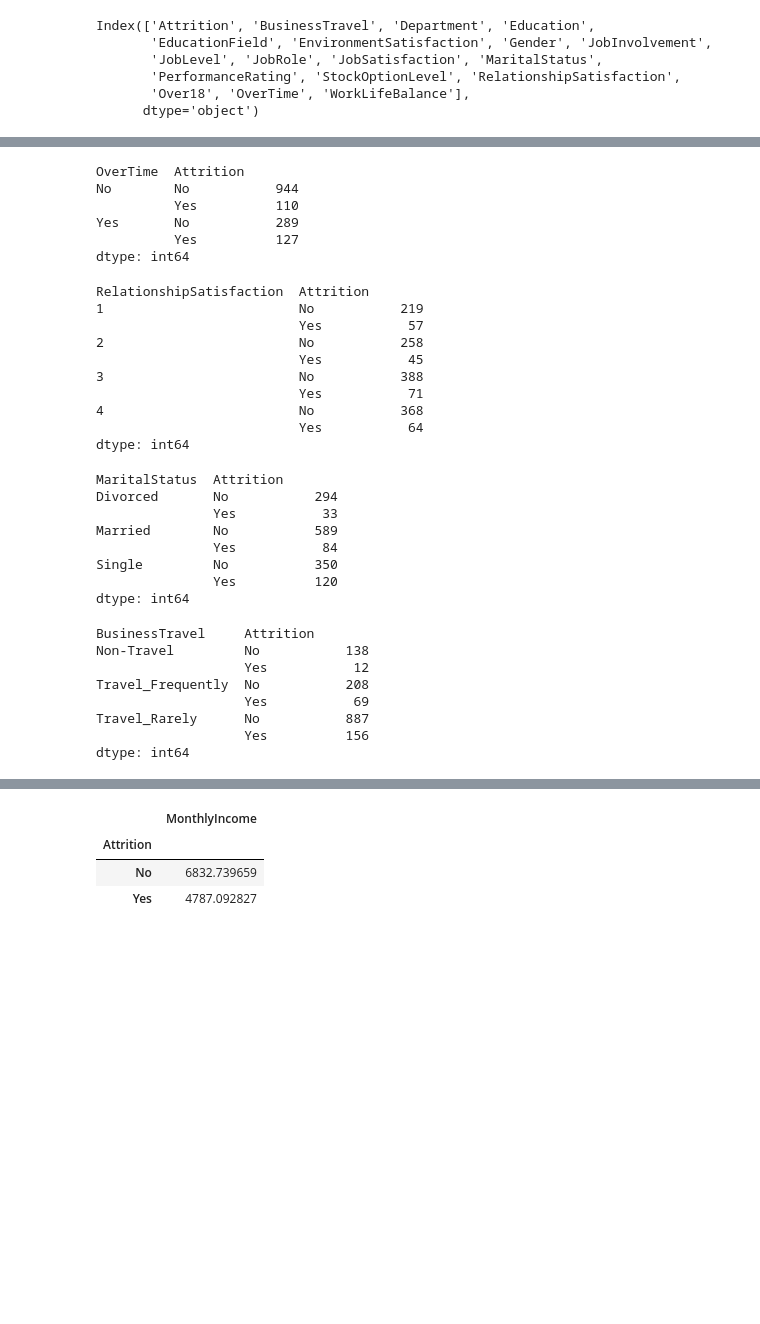
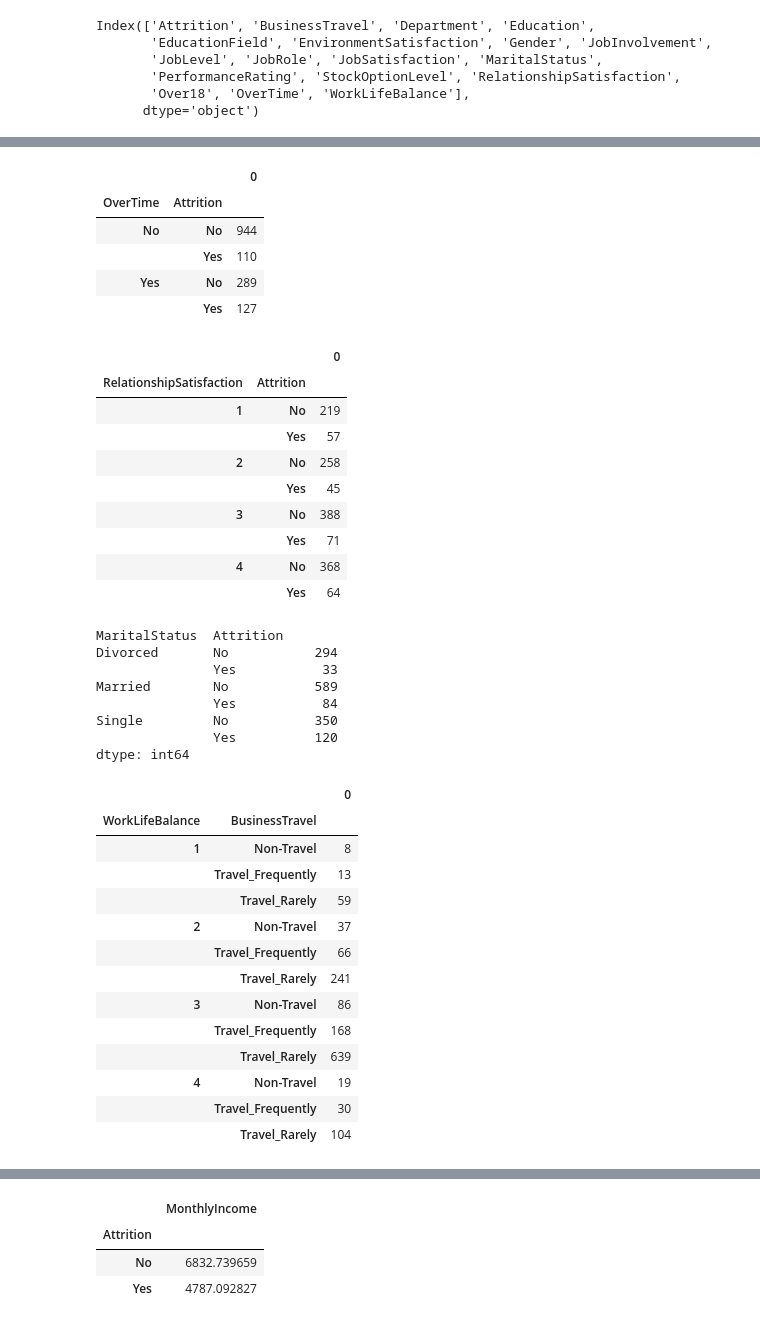
Before and after one commit to tonnykwon/naver-project, a Jupyter notebook: EDA.ipynb, the cells around one changed output, grey strips where cells are left out. Cells and saved outputs as stored; diff of their text form; code cells hidden in the pictures; blank space fills up the shorter version.

```diff
--- a/EDA.ipynb
+++ b/EDA.ipynb
@@ -179,22 +210,24 @@ dtype: int64
 # %%
-hr_data.groupby(["OverTime", "Attrition"]).size()
+df6 = hr_data.groupby(["OverTime", "Attrition"]).size()
+pd.DataFrame(df6)
 # %% [output]
-OverTime  Attrition
-No        No           944
-          Yes          110
-Yes       No           289
-          Yes          127
-dtype: int64
+|  |  | 0 |
+| OverTime | Attrition |  |
+| No | No | 944 |
+|  | Yes | 110 |
+| Yes | No | 289 |
+|  | Yes | 127 |
 # %%
-hr_data.groupby(["RelationshipSatisfaction", "Attrition"]).size()
+df7 = hr_data.groupby(["RelationshipSatisfaction", "Attrition"]).size()
+pd.DataFrame(df7)
 # %% [output]
-RelationshipSatisfaction  Attrition
-1                         No           219
-                          Yes           57
-2                         No           258
-                          Yes           45
-3                         No           388
-                          Yes           71
-4                         No           368
-                          Yes           64
-dtype: int64
+|  |  | 0 |
+| RelationshipSatisfaction | Attrition |  |
+| 1 | No | 219 |
+|  | Yes | 57 |
+| 2 | No | 258 |
+|  | Yes | 45 |
+| 3 | No | 388 |
+|  | Yes | 71 |
+| 4 | No | 368 |
+|  | Yes | 64 |
@@ -211,14 +242,21 @@ Married        No           589
 Single         No           350
                Yes          120
 dtype: int64
-# %%
-hr_data.groupby(["BusinessTravel", "Attrition"]).size()
-# %% [output]
-BusinessTravel     Attrition
-Non-Travel         No           138
-                   Yes           12
-Travel_Frequently  No           208
-                   Yes           69
-Travel_Rarely      No           887
-                   Yes          156
-dtype: int64
+# %%
+df8 = hr_data.groupby(["WorkLifeBalance", "BusinessTravel"]).size()
+pd.DataFrame(df8)
+# %% [output]
+|  |  | 0 |
+| WorkLifeBalance | BusinessTravel |  |
+| 1 | Non-Travel | 8 |
+|  | Travel_Frequently | 13 |
+|  | Travel_Rarely | 59 |
+| 2 | Non-Travel | 37 |
+|  | Travel_Frequently | 66 |
+|  | Travel_Rarely | 241 |
+| 3 | Non-Travel | 86 |
+|  | Travel_Frequently | 168 |
+|  | Travel_Rarely | 639 |
+| 4 | Non-Travel | 19 |
+|  | Travel_Frequently | 30 |
+|  | Travel_Rarely | 104 |
```
Also changed, not shown: parts of 8 cells of this notebook.
